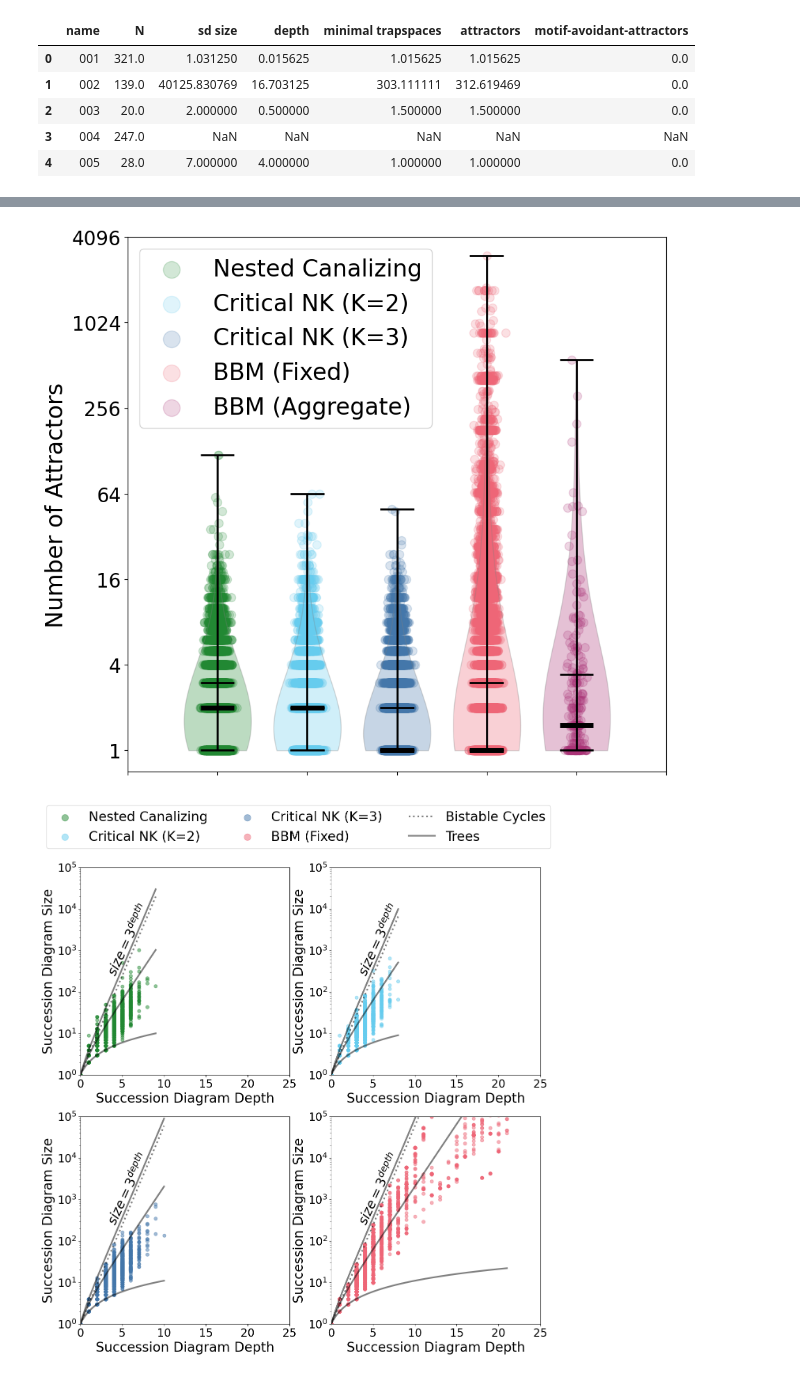
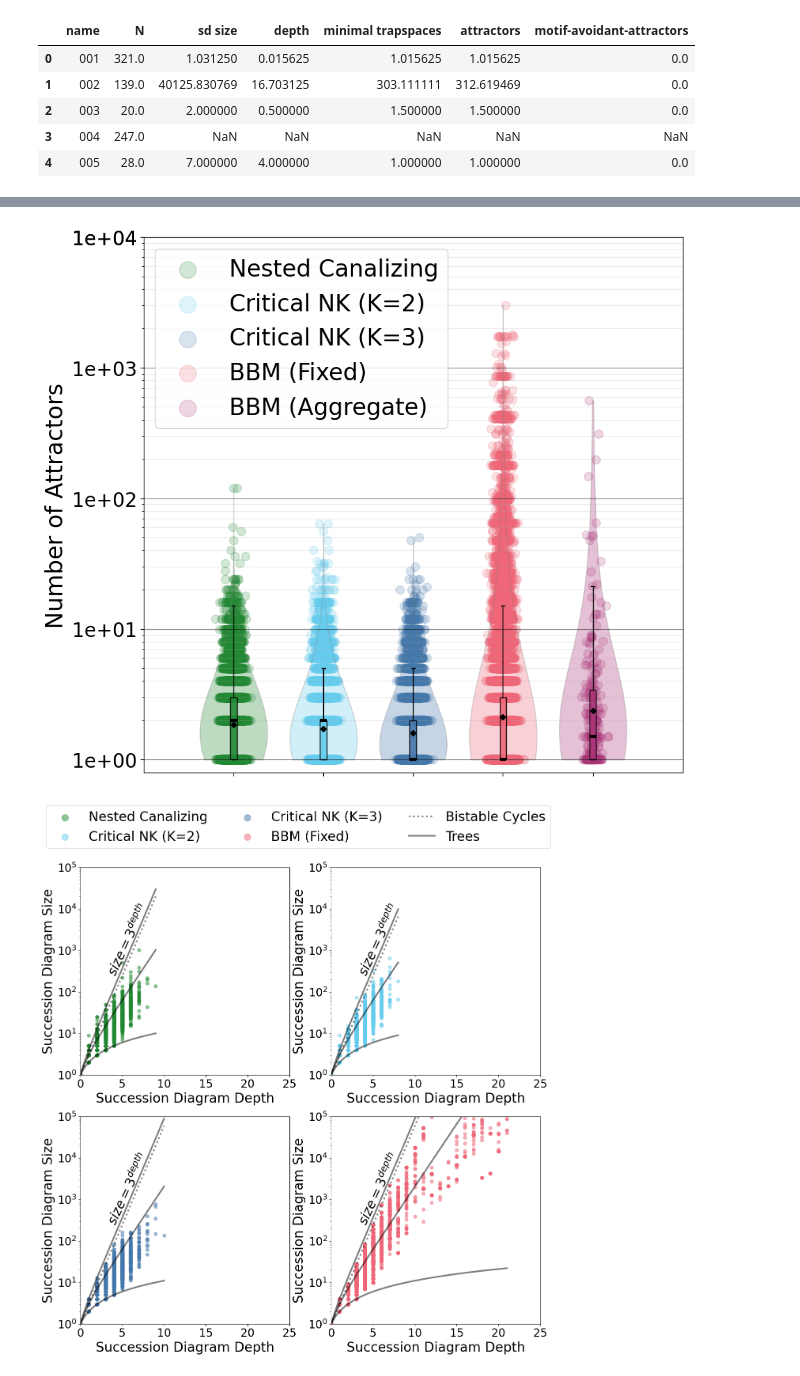
Before and after one commit to jcrozum/balm-analysis, a Jupyter notebook: analysis/figures.ipynb, the cells around one changed output, grey strips where cells are left out. Saved outputs shown, nothing was run; the diff lists cells and outputs as text; code cells hidden in the pictures.

Commit message:
improved plots for sd size and number of attractor scaling

```diff
--- a/analysis/figures.ipynb
+++ b/analysis/figures.ipynb
@@ -154,7 +165,7 @@ fig.savefig("figures/sd_size.png", bbox_inches="tight")
 fig, ax = plt.subplots(1, 1, figsize=(10, 10))
 hscale = 0.2
 for name_pos, (name, df) in enumerate(frames.items()):
-    arr = np.log2(
+    arr = np.log10(
         # df["sd size"][(df["N"] >= 0) & (df["N"] < 640)]
         df["attractors"][(df["N"] >= 4) & (df["N"] < 512)]
     )
@@ -166,49 +177,63 @@ for name_pos, (name, df) in enumerate(frames.items()):
         color=network_type_colors[name],
         label=name,
         s=75,
     )
     if len(set(arr)) > 4:
         vp = ax.violinplot(
             arr,
             [(name_pos - 2) * hscale],
-            widths=hscale*0.75,
-            quantiles=[0.25, 0.75],
-            showmedians=True,
+            widths=hscale * 0.75,
             bw_method=1.0,
         )
         for partname in vp:
             if partname == "bodies":
                 continue
-            vp[partname].set_edgecolor("black")
+            vp[partname].set_edgecolor("#00000000")
             vp[partname].set_linewidth(2)
-
-        vp["cmedians"].set_linewidth(5)
-        # vp["cmeans"].set_color("red")
 
         for body in vp["bodies"]:
             body.set_facecolor(network_type_colors[name])
             body.set_edgecolor("grey")
             body.set_alpha(0.3)
 
+        bp = ax.boxplot(
+            arr,
+            positions=[(name_pos - 2) * hscale],
+            widths=0.075 * hscale,
+            patch_artist=True,
+            showfliers=False,
+            showmeans=True,
+            medianprops={"linewidth": 3, "color": "black"},
+            meanprops={
+                "marker": "D",
+                "markerfacecolor": "black",
+                "markeredgecolor": "black",
+                "markersize": 4,
+            },
+        )
+        for patch in bp["boxes"]:
+            patch.set_facecolor(network_type_colors[name])
+            patch.set_alpha(0.9)
+
 ax.legend(fontsize=24, markerscale=2, loc="upper left")
-
-# ax.set_xlabel("Network Size (Binned)", fontsize=24)
 ax.set_ylabel("Number of Attractors", fontsize=24)
-# xticks = ax.get_xticks().tolist()
-# ax.set_xticks(xticks)
 ax.set_xticklabels([])
-# ax.set_xlim(-0.5, 6.5)
 ax.set_xlim(-0.6, 0.6)
 
-yticks = ax.get_yticks().tolist()
+
+yticks = [0, 1, 2, 3, 4, 5, 4]
+ymticks = np.log10([(j + 1) * 10 ** (i) for i in yticks for j in range(9)])
 ax.set_yticks(yticks)
-ax.set_yticklabels([f"{round(2**x)}" for x in yticks])
-ax.set_ylim(-0.5, 12)
+ax.set_yticks(ymticks, minor=True)
+ax.set_yticklabels([f"{10**x:.0e}" for x in yticks])
+ax.grid(True, alpha=0.5, color="black", which="major", axis="y")
+ax.grid(True, alpha=0.25, which="minor", axis="y")
+ax.set_ylim(-0.1, 4)
 
 ax.tick_params(labelsize=20)
 fig.savefig("figures/attractor_scale.png", bbox_inches="tight")
 # %% [output]
-[figure, old version]
+[figure, new version]
 # %%
 fig, axs = plt.subplots(2, 2, figsize=(15, 15))
 
```
Also changed, not shown: parts of 1 cell of this notebook, 4 other files.
